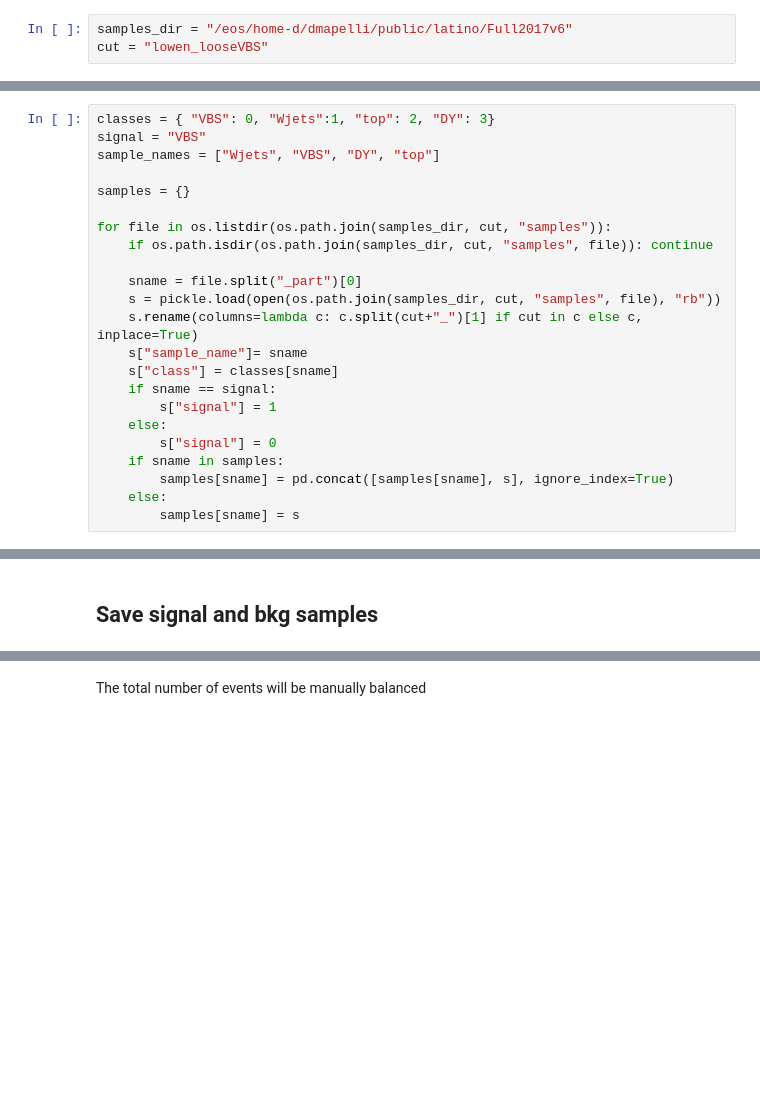
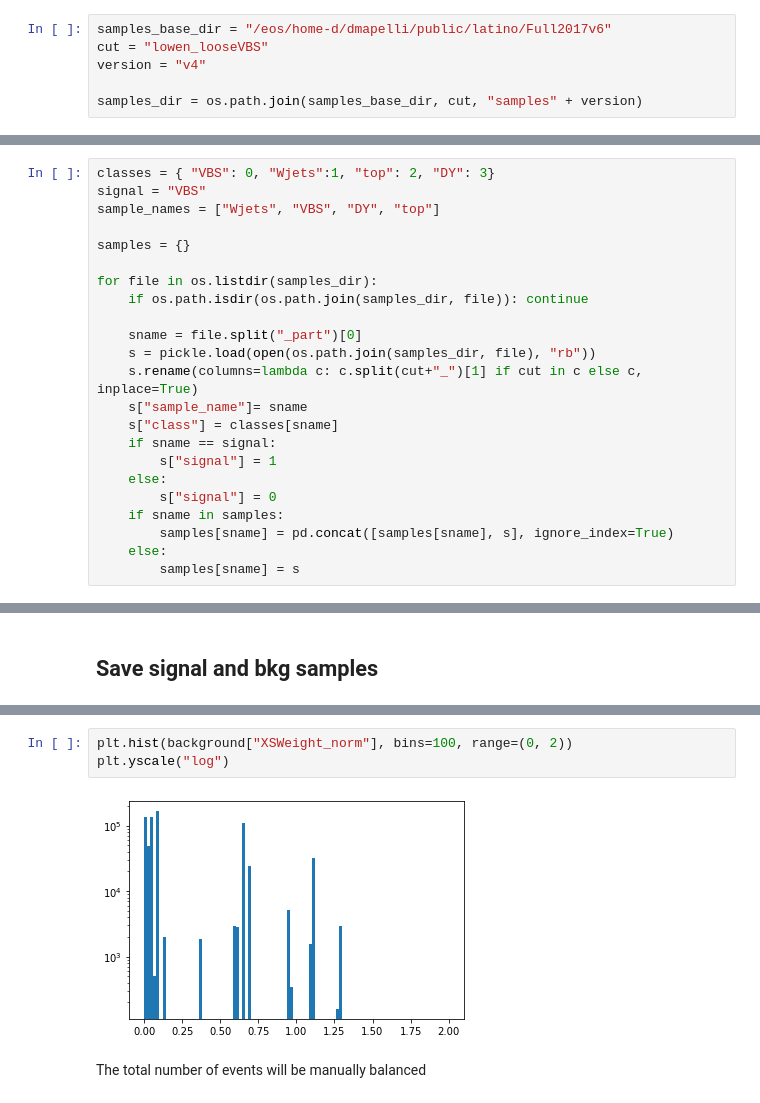
Before and after one commit to UniMiBAnalyses/ML_classification, a Jupyter notebook: DataPreparation.ipynb, the cells around one changed output, grey strips where cells are left out. Cells and saved outputs as stored; diff of their text form; blank space fills up the shorter version.

```diff
--- a/DataPreparation.ipynb
+++ b/DataPreparation.ipynb
@@ -11,5 +11,8 @@ mpl.rcParams['figure.figsize'] = (6,6)
 mpl.rcParams['figure.dpi'] = 100
 mpl.rcParams["image.origin"] = 'lower'
 # %%
-samples_dir = "/eos/home-d/dmapelli/public/latino/Full2017v6"
+samples_base_dir = "/eos/home-d/dmapelli/public/latino/Full2017v6"
 cut = "lowen_looseVBS"
+version = "v4"
+
+samples_dir = os.path.join(samples_base_dir, cut, "samples" + version)
@@ -20,11 +27,11 @@ sample_names = ["Wjets", "VBS", "DY", "top"]
 
 samples = {}
 
-for file in os.listdir(os.path.join(samples_dir, cut, "samples")):
-    if os.path.isdir(os.path.join(samples_dir, cut, "samples", file)): continue
+for file in os.listdir(samples_dir):
+    if os.path.isdir(os.path.join(samples_dir, file)): continue
 
     sname = file.split("_part")[0]
-    s = pickle.load(open(os.path.join(samples_dir, cut, "samples", file), "rb"))
+    s = pickle.load(open(os.path.join(samples_dir, file), "rb"))
     s.rename(columns=lambda c: c.split(cut+"_")[1] if cut in c else c, inplace=True)
     s["sample_name"]= sname
     s["class"] = classes[sname]
@@ -109,2 +106,7 @@ pickle.dump(signal, open(f"{samples_dir}/{cut}/samples/for_training/signal_balan
+# %%
+plt.hist(background["XSWeight_norm"], bins=100, range=(0, 2))
+plt.yscale("log")
+# %% [output]
+[figure, added]
 # %% [markdown]
 The total number of events will be manually balanced
```
Also changed, not shown: parts of 14 cells of this notebook, 3 other files.
